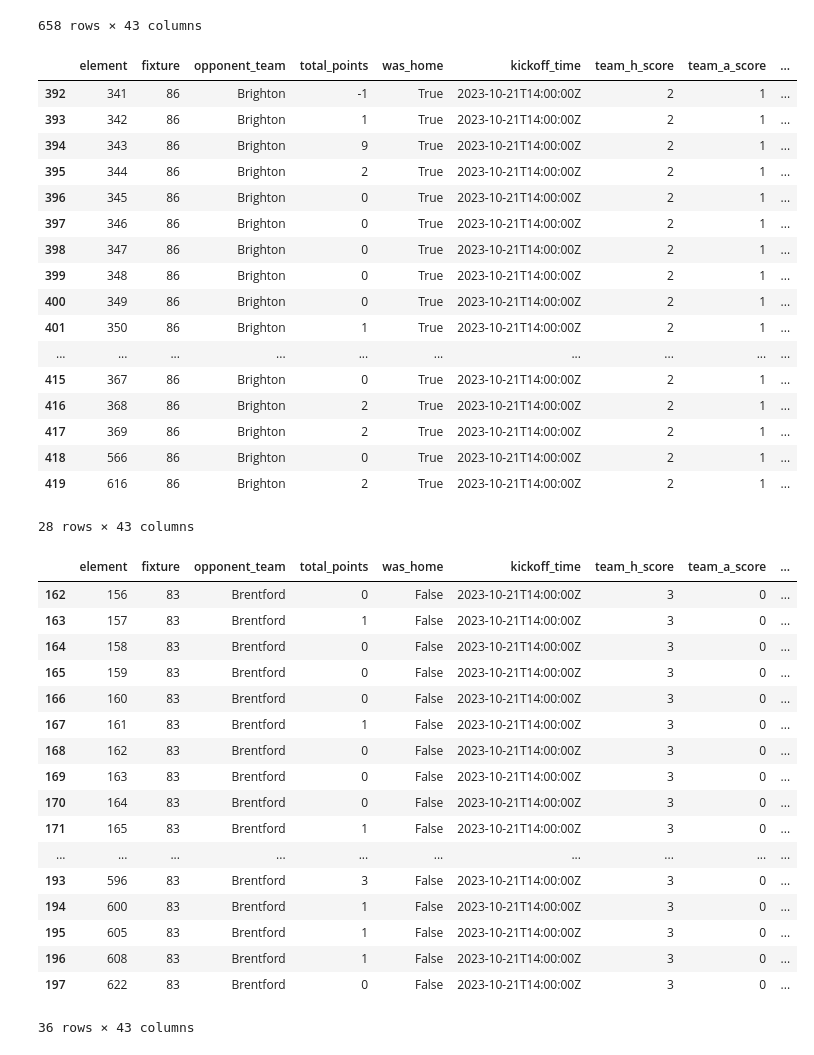
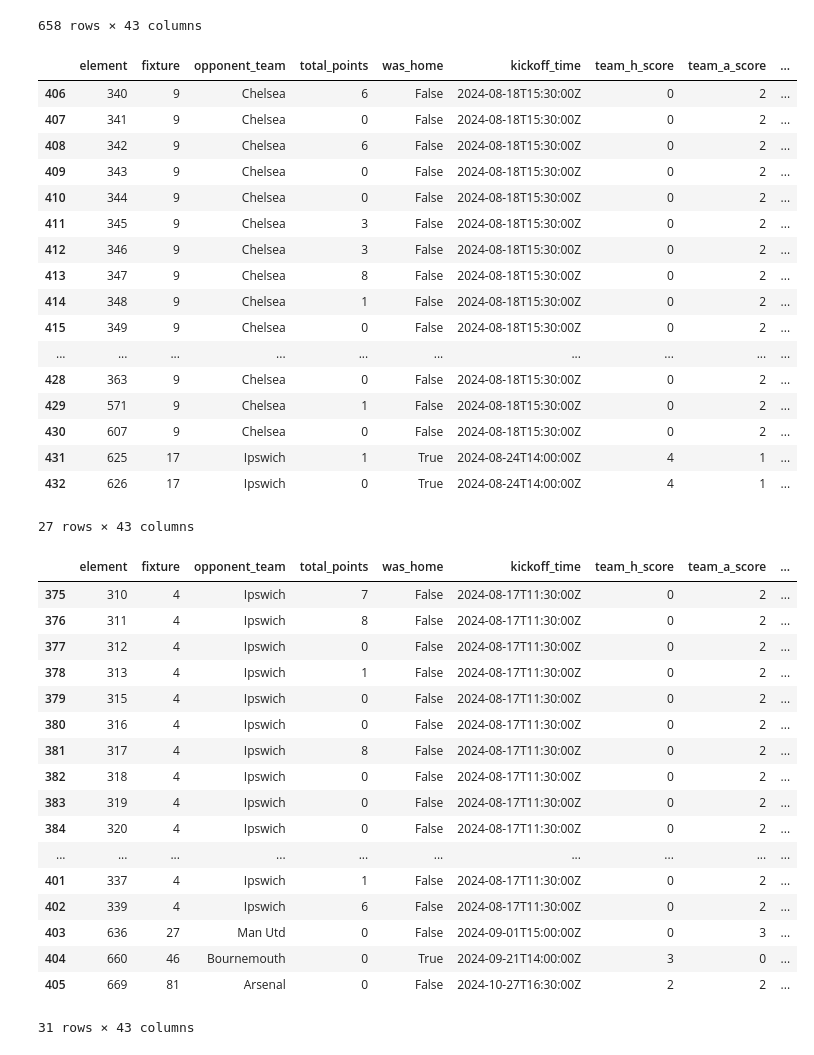
Before and after one commit to PeteJoh/fpl-ai, a Jupyter notebook: weekly_results.ipynb, the cells around one changed output. Cells and saved outputs as stored; diff of their text form; code cells hidden in the pictures.

```diff
--- a/weekly_results.ipynb
+++ b/weekly_results.ipynb
@@ -56,11 +56,11 @@ general_info = requests.get(
     f"https://fantasy.premierleague.com/api/bootstrap-static/"
 ).json()
 player_infos = general_info["elements"]
-gameweek = 1
+gameweek = 2#*********************************************************
 
 """gameweek_fixture = pd.read_csv(f"datasets/gw4.csv")
 gameweek_fixture = pd.read_csv(
-       f"https://raw.githubusercontent.com/vaastav/Fantasy-Premier-League/master/data/2023-24/gws/gw4.csv"
+       f"https://raw.githubusercontent.com/vaastav/Fantasy-Premier-League/master/data/2024-25/gws/gw4.csv"
     )
 
 print(gameweek_fixture.columns)
@@ -158,44 +174,44 @@ df
 df[df["team_x"]=="Man City"]
 # %% [output]
 |  | element | fixture | opponent_team | total_points | was_home | kickoff_time | team_h_score | team_a_score | ... |
-| 392 | 341 | 86 | Brighton | -1 | True | 2023-10-21T14:00:00Z | 2 | 1 | ... |
-| 393 | 342 | 86 | Brighton | 1 | True | 2023-10-21T14:00:00Z | 2 | 1 | ... |
-| 394 | 343 | 86 | Brighton | 9 | True | 2023-10-21T14:00:00Z | 2 | 1 | ... |
-| 395 | 344 | 86 | Brighton | 2 | True | 2023-10-21T14:00:00Z | 2 | 1 | ... |
-| 396 | 345 | 86 | Brighton | 0 | True | 2023-10-21T14:00:00Z | 2 | 1 | ... |
-| 397 | 346 | 86 | Brighton | 0 | True | 2023-10-21T14:00:00Z | 2 | 1 | ... |
-| 398 | 347 | 86 | Brighton | 0 | True | 2023-10-21T14:00:00Z | 2 | 1 | ... |
-| 399 | 348 | 86 | Brighton | 0 | True | 2023-10-21T14:00:00Z | 2 | 1 | ... |
-| 400 | 349 | 86 | Brighton | 0 | True | 2023-10-21T14:00:00Z | 2 | 1 | ... |
-| 401 | 350 | 86 | Brighton | 1 | True | 2023-10-21T14:00:00Z | 2 | 1 | ... |
+| 406 | 340 | 9 | Chelsea | 6 | False | 2024-08-18T15:30:00Z | 0 | 2 | ... |
+| 407 | 341 | 9 | Chelsea | 0 | False | 2024-08-18T15:30:00Z | 0 | 2 | ... |
+| 408 | 342 | 9 | Chelsea | 6 | False | 2024-08-18T15:30:00Z | 0 | 2 | ... |
+| 409 | 343 | 9 | Chelsea | 0 | False | 2024-08-18T15:30:00Z | 0 | 2 | ... |
+| 410 | 344 | 9 | Chelsea | 0 | False | 2024-08-18T15:30:00Z | 0 | 2 | ... |
+| 411 | 345 | 9 | Chelsea | 3 | False | 2024-08-18T15:30:00Z | 0 | 2 | ... |
+| 412 | 346 | 9 | Chelsea | 3 | False | 2024-08-18T15:30:00Z | 0 | 2 | ... |
+| 413 | 347 | 9 | Chelsea | 8 | False | 2024-08-18T15:30:00Z | 0 | 2 | ... |
+| 414 | 348 | 9 | Chelsea | 1 | False | 2024-08-18T15:30:00Z | 0 | 2 | ... |
+| 415 | 349 | 9 | Chelsea | 0 | False | 2024-08-18T15:30:00Z | 0 | 2 | ... |
 | ... | ... | ... | ... | ... | ... | ... | ... | ... | ... |
-| 415 | 367 | 86 | Brighton | 0 | True | 2023-10-21T14:00:00Z | 2 | 1 | ... |
-| 416 | 368 | 86 | Brighton | 2 | True | 2023-10-21T14:00:00Z | 2 | 1 | ... |
-| 417 | 369 | 86 | Brighton | 2 | True | 2023-10-21T14:00:00Z | 2 | 1 | ... |
-| 418 | 566 | 86 | Brighton | 0 | True | 2023-10-21T14:00:00Z | 2 | 1 | ... |
-| 419 | 616 | 86 | Brighton | 2 | True | 2023-10-21T14:00:00Z | 2 | 1 | ... |
+| 428 | 363 | 9 | Chelsea | 0 | False | 2024-08-18T15:30:00Z | 0 | 2 | ... |
+| 429 | 571 | 9 | Chelsea | 1 | False | 2024-08-18T15:30:00Z | 0 | 2 | ... |
+| 430 | 607 | 9 | Chelsea | 0 | False | 2024-08-18T15:30:00Z | 0 | 2 | ... |
+| 431 | 625 | 17 | Ipswich | 1 | True | 2024-08-24T14:00:00Z | 4 | 1 | ... |
+| 432 | 626 | 17 | Ipswich | 0 | True | 2024-08-24T14:00:00Z | 4 | 1 | ... |
-28 rows × 43 columns
+27 rows × 43 columns
 # %%
-df[df["team_x"]=="Wolves"]
+df[df["team_x"]=="Liverpool"]
 # %% [output]
 |  | element | fixture | opponent_team | total_points | was_home | kickoff_time | team_h_score | team_a_score | ... |
-| 162 | 156 | 83 | Brentford | 0 | False | 2023-10-21T14:00:00Z | 3 | 0 | ... |
-| 163 | 157 | 83 | Brentford | 1 | False | 2023-10-21T14:00:00Z | 3 | 0 | ... |
-| 164 | 158 | 83 | Brentford | 0 | False | 2023-10-21T14:00:00Z | 3 | 0 | ... |
-| 165 | 159 | 83 | Brentford | 0 | False | 2023-10-21T14:00:00Z | 3 | 0 | ... |
-| 166 | 160 | 83 | Brentford | 0 | False | 2023-10-21T14:00:00Z | 3 | 0 | ... |
-| 167 | 161 | 83 | Brentford | 1 | False | 2023-10-21T14:00:00Z | 3 | 0 | ... |
-| 168 | 162 | 83 | Brentford | 0 | False | 2023-10-21T14:00:00Z | 3 | 0 | ... |
-| 169 | 163 | 83 | Brentford | 0 | False | 2023-10-21T14:00:00Z | 3 | 0 | ... |
-| 170 | 164 | 83 | Brentford | 0 | False | 2023-10-21T14:00:00Z | 3 | 0 | ... |
-| 171 | 165 | 83 | Brentford | 1 | False | 2023-10-21T14:00:00Z | 3 | 0 | ... |
+| 375 | 310 | 4 | Ipswich | 7 | False | 2024-08-17T11:30:00Z | 0 | 2 | ... |
+| 376 | 311 | 4 | Ipswich | 8 | False | 2024-08-17T11:30:00Z | 0 | 2 | ... |
+| 377 | 312 | 4 | Ipswich | 0 | False | 2024-08-17T11:30:00Z | 0 | 2 | ... |
+| 378 | 313 | 4 | Ipswich | 1 | False | 2024-08-17T11:30:00Z | 0 | 2 | ... |
+| 379 | 315 | 4 | Ipswich | 0 | False | 2024-08-17T11:30:00Z | 0 | 2 | ... |
+| 380 | 316 | 4 | Ipswich | 0 | False | 2024-08-17T11:30:00Z | 0 | 2 | ... |
+| 381 | 317 | 4 | Ipswich | 8 | False | 2024-08-17T11:30:00Z | 0 | 2 | ... |
+| 382 | 318 | 4 | Ipswich | 0 | False | 2024-08-17T11:30:00Z | 0 | 2 | ... |
+| 383 | 319 | 4 | Ipswich | 0 | False | 2024-08-17T11:30:00Z | 0 | 2 | ... |
+| 384 | 320 | 4 | Ipswich | 0 | False | 2024-08-17T11:30:00Z | 0 | 2 | ... |
 | ... | ... | ... | ... | ... | ... | ... | ... | ... | ... |
-| 193 | 596 | 83 | Brentford | 3 | False | 2023-10-21T14:00:00Z | 3 | 0 | ... |
-| 194 | 600 | 83 | Brentford | 1 | False | 2023-10-21T14:00:00Z | 3 | 0 | ... |
-| 195 | 605 | 83 | Brentford | 1 | False | 2023-10-21T14:00:00Z | 3 | 0 | ... |
-| 196 | 608 | 83 | Brentford | 1 | False | 2023-10-21T14:00:00Z | 3 | 0 | ... |
-| 197 | 622 | 83 | Brentford | 0 | False | 2023-10-21T14:00:00Z | 3 | 0 | ... |
+| 401 | 337 | 4 | Ipswich | 1 | False | 2024-08-17T11:30:00Z | 0 | 2 | ... |
+| 402 | 339 | 4 | Ipswich | 6 | False | 2024-08-17T11:30:00Z | 0 | 2 | ... |
+| 403 | 636 | 27 | Man Utd | 0 | False | 2024-09-01T15:00:00Z | 0 | 3 | ... |
+| 404 | 660 | 46 | Bournemouth | 0 | True | 2024-09-21T14:00:00Z | 3 | 0 | ... |
+| 405 | 669 | 81 | Arsenal | 0 | False | 2024-10-27T16:30:00Z | 2 | 2 | ... |
-36 rows × 43 columns
+31 rows × 43 columns
 # %%
 #save to folder
 df.to_csv(f"/content/gdrive/MyDrive/fplpredict/datasets/2024-25/results/GW{gameweek}.csv")
```
Also changed, not shown: parts of 2 cells of this notebook.
